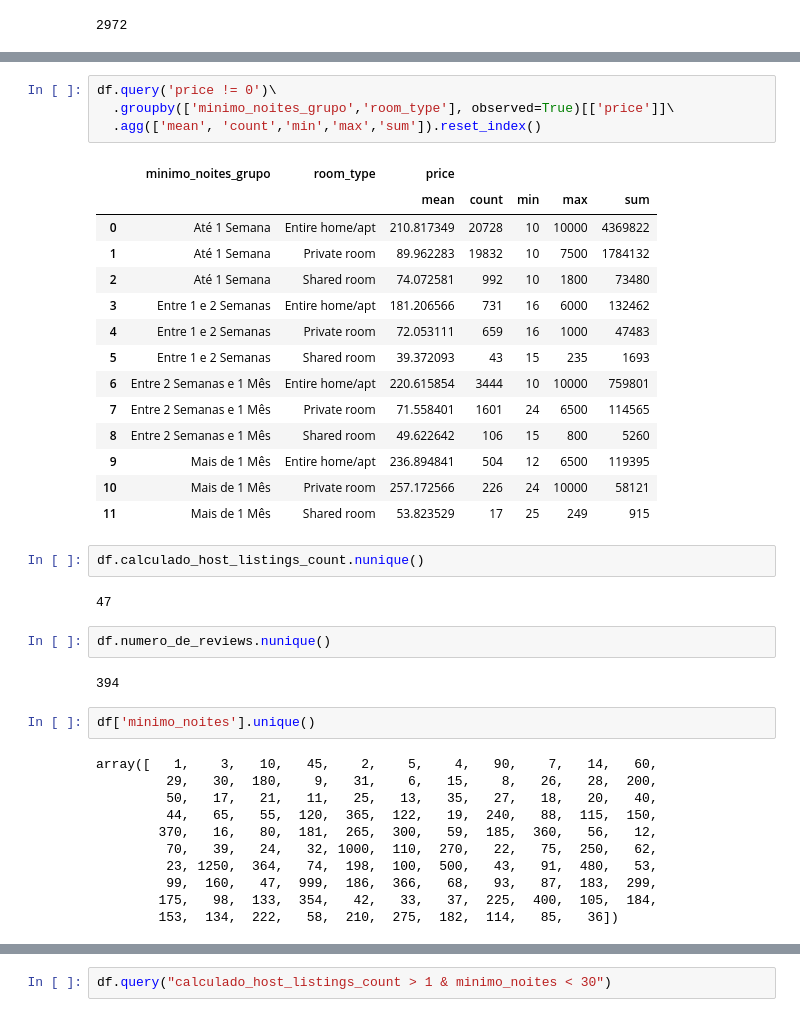
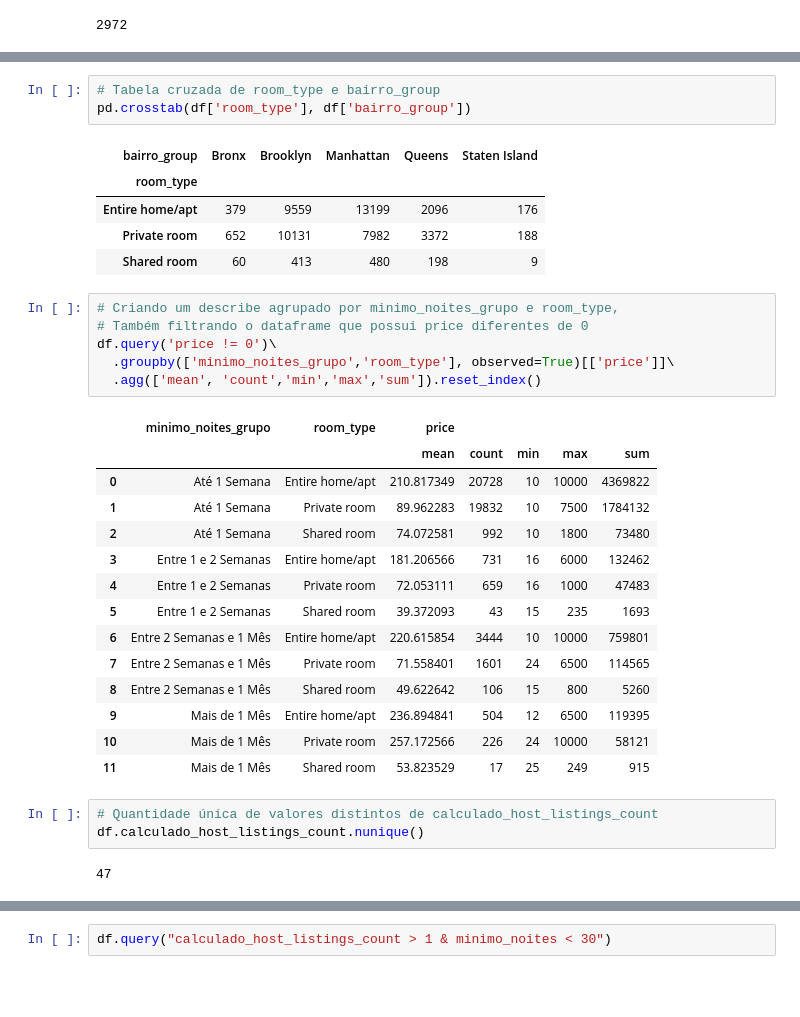
Before and after one commit to AurelioGuilherme/AmbienteDeDesenvolvimento, a Jupyter notebook: Notebooks/data_understanding.ipynb, the cells around one changed output, grey strips where cells are left out. Cells and saved outputs as stored; diff of their text form; blank space fills up the shorter version.

```diff
--- a/Notebooks/data_understanding.ipynb
+++ b/Notebooks/data_understanding.ipynb
@@ -321,4 +280,15 @@ df
+# %%
+# Tabela cruzada de room_type e bairro_group
+pd.crosstab(df['room_type'], df['bairro_group'])
+# %% [output]
+| bairro_group | Bronx | Brooklyn | Manhattan | Queens | Staten Island |
+| room_type |  |  |  |  |  |
+| Entire home/apt | 379 | 9559 | 13199 | 2096 | 176 |
+| Private room | 652 | 10131 | 7982 | 3372 | 188 |
+| Shared room | 60 | 413 | 480 | 198 | 9 |
 # %%
+# Criando um describe agrupado por minimo_noites_grupo e room_type,
+# Também filtrando o dataframe que possui price diferentes de 0
 df.query('price != 0')\
   .groupby(['minimo_noites_grupo','room_type'], observed=True)[['price']]\
   .agg(['mean', 'count','min','max','sum']).reset_index()
@@ -337,25 +307,9 @@ df.query('price != 0')\
 | 9 | Mais de 1 Mês | Entire home/apt | 236.894841 | 504 | 12 | 6500 | 119395 |
 | 10 | Mais de 1 Mês | Private room | 257.172566 | 226 | 24 | 10000 | 58121 |
 | 11 | Mais de 1 Mês | Shared room | 53.823529 | 17 | 25 | 249 | 915 |
-# %%
-df.calculado_host_listings_count.nunique()
-# %% [output]
-47
-# %%
-df.numero_de_reviews.nunique()
-# %% [output]
-394
-# %%
-df['minimo_noites'].unique()
-# %% [output]
-array([   1,    3,   10,   45,    2,    5,    4,   90,    7,   14,   60,
-         29,   30,  180,    9,   31,    6,   15,    8,   26,   28,  200,
-         50,   17,   21,   11,   25,   13,   35,   27,   18,   20,   40,
-         44,   65,   55,  120,  365,  122,   19,  240,   88,  115,  150,
-        370,   16,   80,  181,  265,  300,   59,  185,  360,   56,   12,
-         70,   39,   24,   32, 1000,  110,  270,   22,   75,  250,   62,
-         23, 1250,  364,   74,  198,  100,  500,   43,   91,  480,   53,
-         99,  160,   47,  999,  186,  366,   68,   93,   87,  183,  299,
-        175,   98,  133,  354,   42,   33,   37,  225,  400,  105,  184,
-        153,  134,  222,   58,  210,  275,  182,  114,   85,   36])
+# %%
+# Quantidade única de valores distintos de calculado_host_listings_count
+df.calculado_host_listings_count.nunique()
+# %% [output]
+47
 # %%
```
Also changed, not shown: parts of 20 cells of this notebook, 14 other files.
